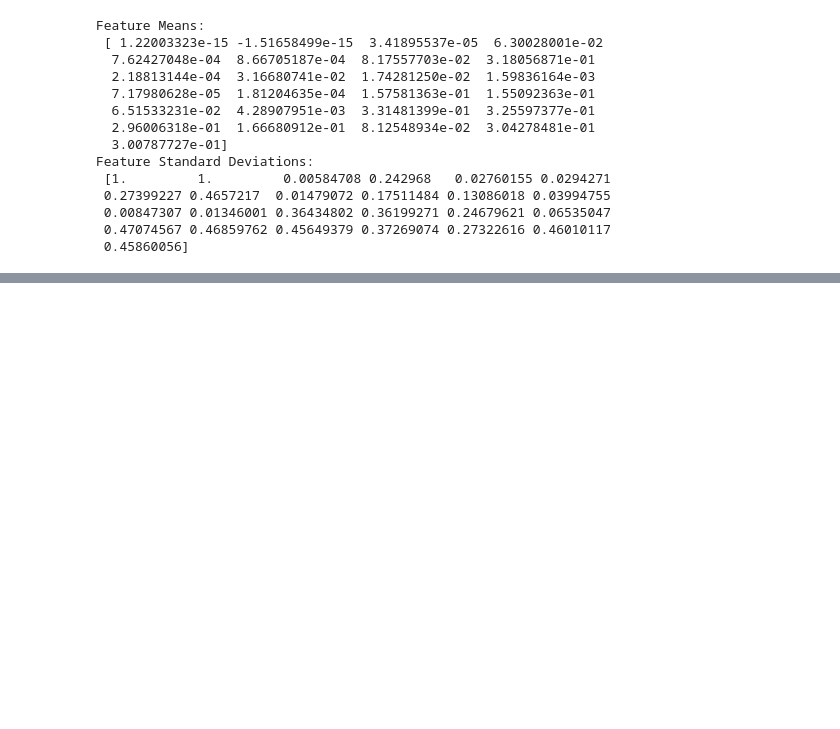
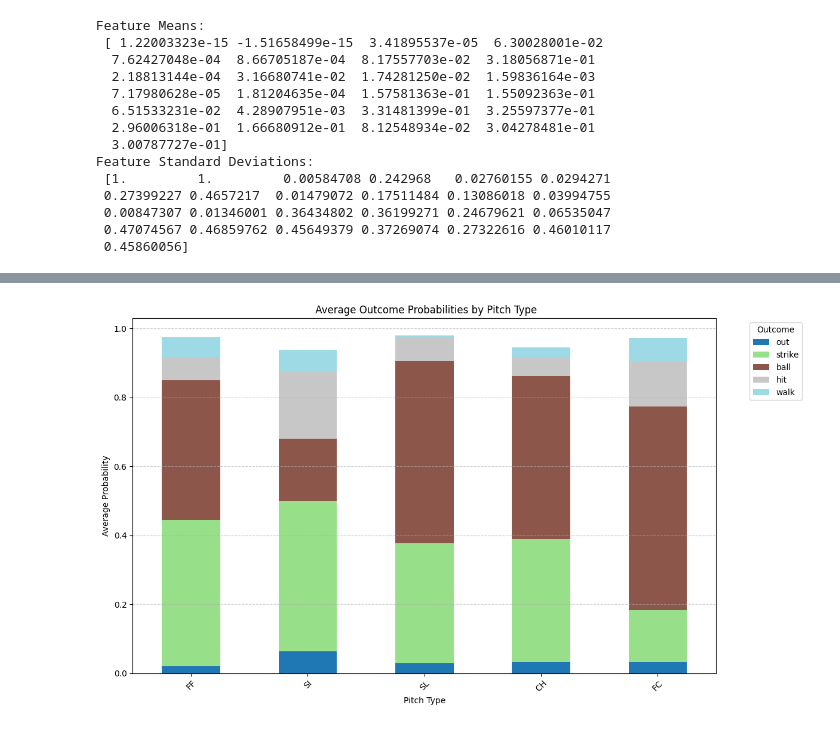
Before and after one commit to baseballtrout/BaseballAgent, a Jupyter notebook: Baseball_pitching_agent.ipynb, the cells around one changed output, grey strips where cells are left out. Saved outputs shown, nothing was run; the diff lists cells and outputs as text; code cells hidden in the pictures; blank space fills up the shorter version.

```diff
--- a/Baseball_pitching_agent.ipynb
+++ b/Baseball_pitching_agent.ipynb
@@ -702,0 +757,15 @@ def predict(X):
+# %%
+import numpy as np
+import pandas as pd
+
+# Get predicted probabilities for the whole dataset
+all_probs = predict_probabilities(X_tensor).detach().cpu().numpy()
+pitch_types = X['pitch_type'].values
+
+
+prob_df = pd.DataFrame(all_probs, columns=[idx_to_label[i] for i in range(all_probs.shape[1])])
+prob_df['pitch_type'] = pitch_types
+
+# Average outcome probability per pitch type
+grouped = prob_df.groupby('pitch_type').mean().sort_values('out', ascending=False)
+print(grouped)
@@ -703,3 +790,25 @@ def predict(X):
+# %%
+import matplotlib.pyplot as plt
+
+
+top_pitches = prob_df['pitch_type'].value_counts().nlargest(5).index
+grouped = grouped.loc[top_pitches]
+
+
+outcome_cols = ['out', 'strike', 'ball', 'hit', 'walk']
+
+# Plot stacked bar chart
+ax = grouped[outcome_cols].plot(kind='bar', stacked=True, figsize=(12, 7), colormap='tab20')
+plt.title(" Average Outcome Probabilities by Pitch Type")
+plt.xlabel("Pitch Type")
+plt.ylabel("Average Probability")
+plt.legend(title="Outcome", bbox_to_anchor=(1.05, 1), loc='upper left')
+plt.grid(axis='y', linestyle='--', alpha=0.6)
+plt.xticks(rotation=45)
+plt.tight_layout()
+plt.show()
+# %% [output]
+[figure, added]
 # %%
 def predict(X):
     predictive = pyro.infer.Predictive(model, guide=guide, num_samples=100)
```
Also changed, not shown: parts of 17 cells of this notebook.
